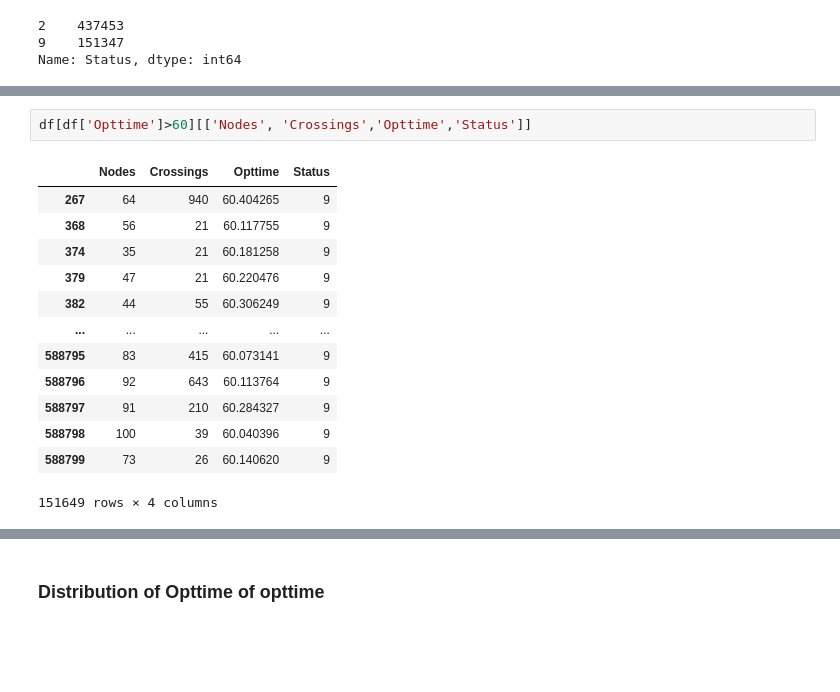
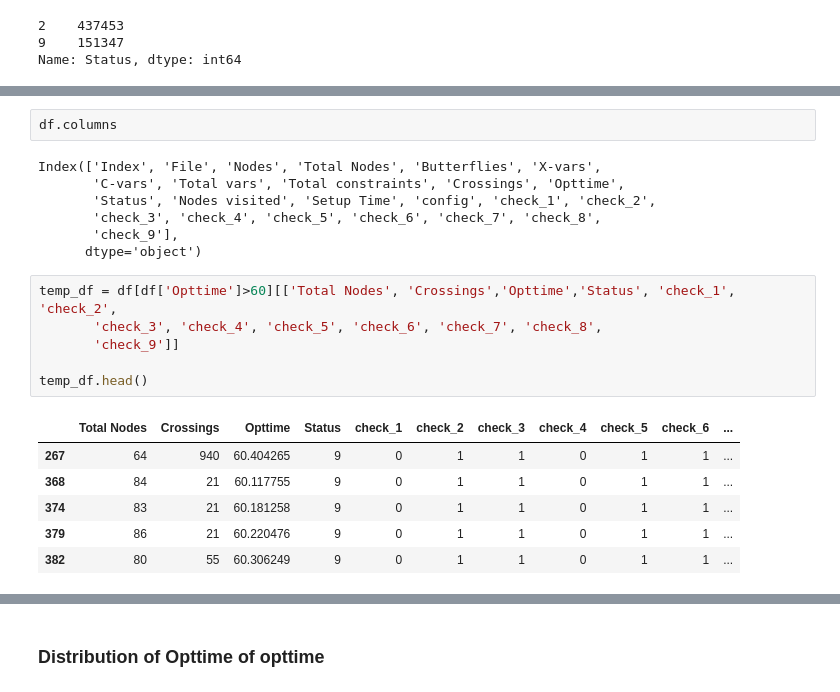
Before and after one commit to singhstack/CS7200-project, a Jupyter notebook: EDA/ku_analytics.ipynb, the cells around one changed output, grey strips where cells are left out. Cells and saved outputs as stored; diff of their text form; blank space fills up the shorter version.

```diff
--- a/EDA/ku_analytics.ipynb
+++ b/EDA/ku_analytics.ipynb
@@ -23,16 +31,22 @@ Name: Status, dtype: int64
+# %%
+df.columns
+# %% [output]
+Index(['Index', 'File', 'Nodes', 'Total Nodes', 'Butterflies', 'X-vars',
+       'C-vars', 'Total vars', 'Total constraints', 'Crossings', 'Opttime',
+       'Status', 'Nodes visited', 'Setup Time', 'config', 'check_1', 'check_2',
+       'check_3', 'check_4', 'check_5', 'check_6', 'check_7', 'check_8',
+       'check_9'],
+      dtype='object')
 # %%
-df[df['Opttime']>60][['Nodes', 'Crossings','Opttime','Status']]
+temp_df = df[df['Opttime']>60][['Total Nodes', 'Crossings','Opttime','Status', 'check_1', 'check_2',
+       'check_3', 'check_4', 'check_5', 'check_6', 'check_7', 'check_8',
+       'check_9']]
+
+temp_df.head()
 # %% [output]
-|  | Nodes | Crossings | Opttime | Status |
-| 267 | 64 | 940 | 60.404265 | 9 |
-| 368 | 56 | 21 | 60.117755 | 9 |
-| 374 | 35 | 21 | 60.181258 | 9 |
-| 379 | 47 | 21 | 60.220476 | 9 |
-| 382 | 44 | 55 | 60.306249 | 9 |
-| ... | ... | ... | ... | ... |
-| 588795 | 83 | 415 | 60.073141 | 9 |
-| 588796 | 92 | 643 | 60.113764 | 9 |
-| 588797 | 91 | 210 | 60.284327 | 9 |
-| 588798 | 100 | 39 | 60.040396 | 9 |
-| 588799 | 73 | 26 | 60.140620 | 9 |
+|  | Total Nodes | Crossings | Opttime | Status | check_1 | check_2 | check_3 | check_4 | check_5 | check_6 | ... |
+| 267 | 64 | 940 | 60.404265 | 9 | 0 | 1 | 1 | 0 | 1 | 1 | ... |
+| 368 | 84 | 21 | 60.117755 | 9 | 0 | 1 | 1 | 0 | 1 | 1 | ... |
+| 374 | 83 | 21 | 60.181258 | 9 | 0 | 1 | 1 | 0 | 1 | 1 | ... |
+| 379 | 86 | 21 | 60.220476 | 9 | 0 | 1 | 1 | 0 | 1 | 1 | ... |
+| 382 | 80 | 55 | 60.306249 | 9 | 0 | 1 | 1 | 0 | 1 | 1 | ... |
-151649 rows × 4 columns
```
Also changed, not shown: parts of 6 cells of this notebook.
